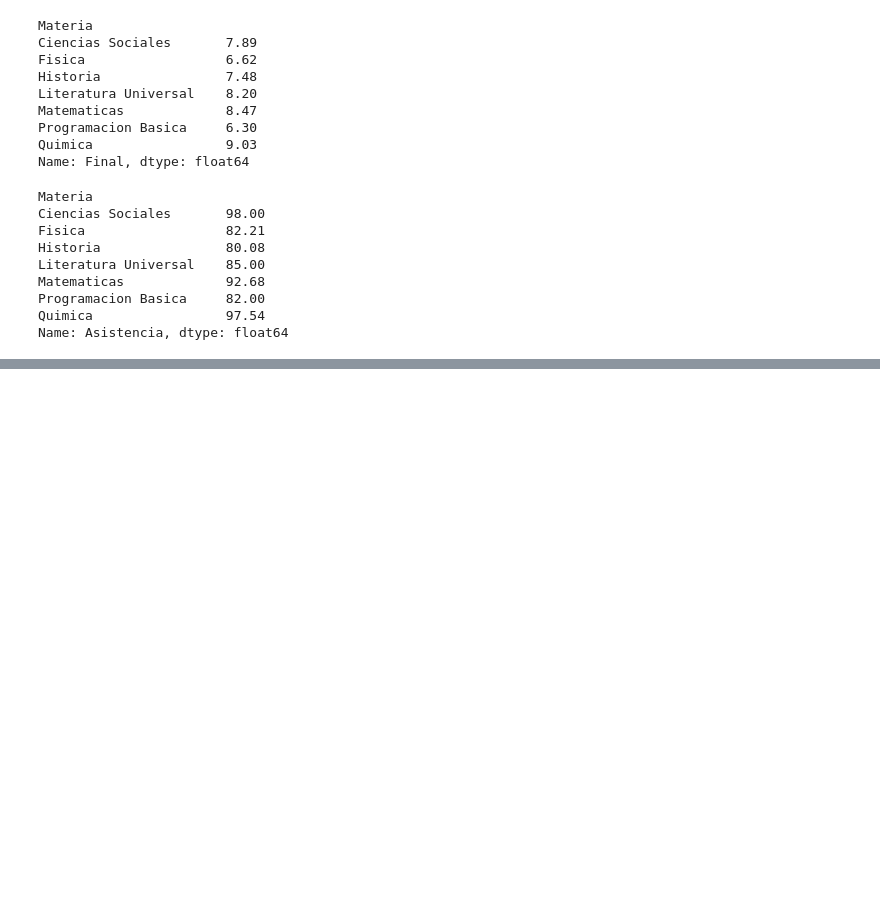
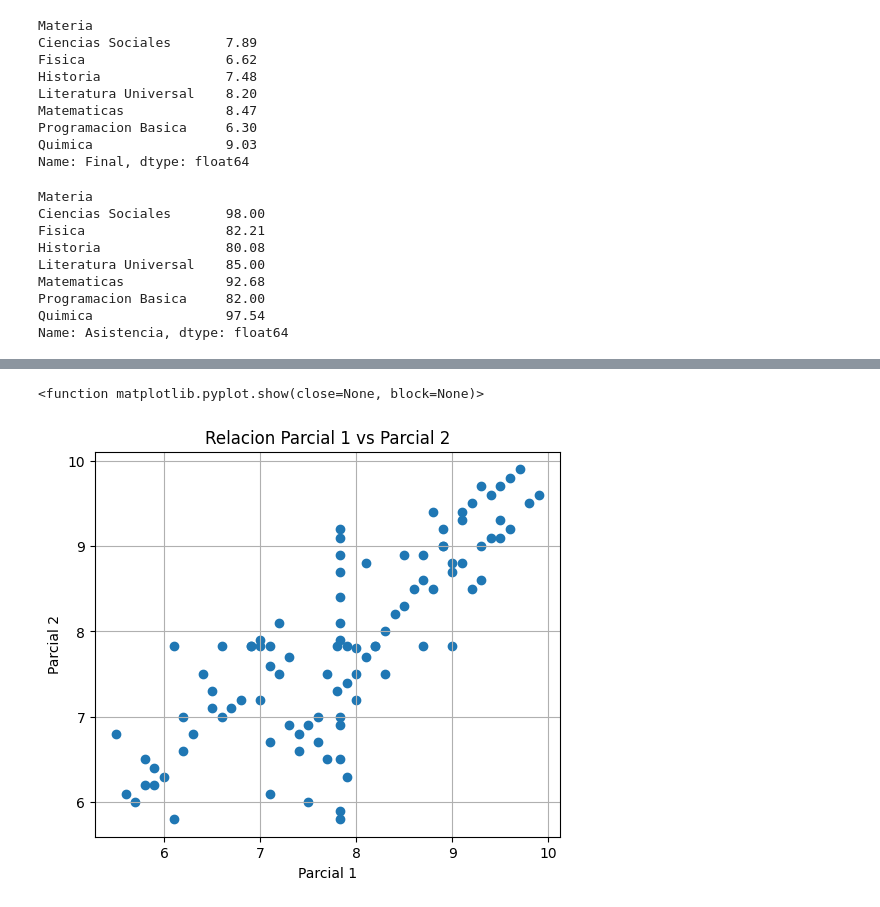
Before and after one commit to nazaquino98/modelo_examen1_tlp3, a Jupyter notebook: main (3).ipynb, the cells around one changed output, grey strips where cells are left out. Cells and saved outputs as stored; diff of their text form; code cells hidden in the pictures; blank space fills up the shorter version.

```diff
--- a/main (3).ipynb
+++ b/main (3).ipynb
@@ -326,0 +345,11 @@ Name: Asistencia, dtype: float64
+# %%
+plt.figure(figsize=(6,5))
+plt.scatter(df["Parcial 1"], df["Parcial 2"])
+plt.title("Relacion Parcial 1 vs Parcial 2")
+plt.xlabel("Parcial 1")
+plt.ylabel("Parcial 2")
+plt.grid(True)
+plt.show
+# %% [output]
+<function matplotlib.pyplot.show(close=None, block=None)>
+[figure, added]
```
Also changed, not shown: parts of 4 cells of this notebook.
